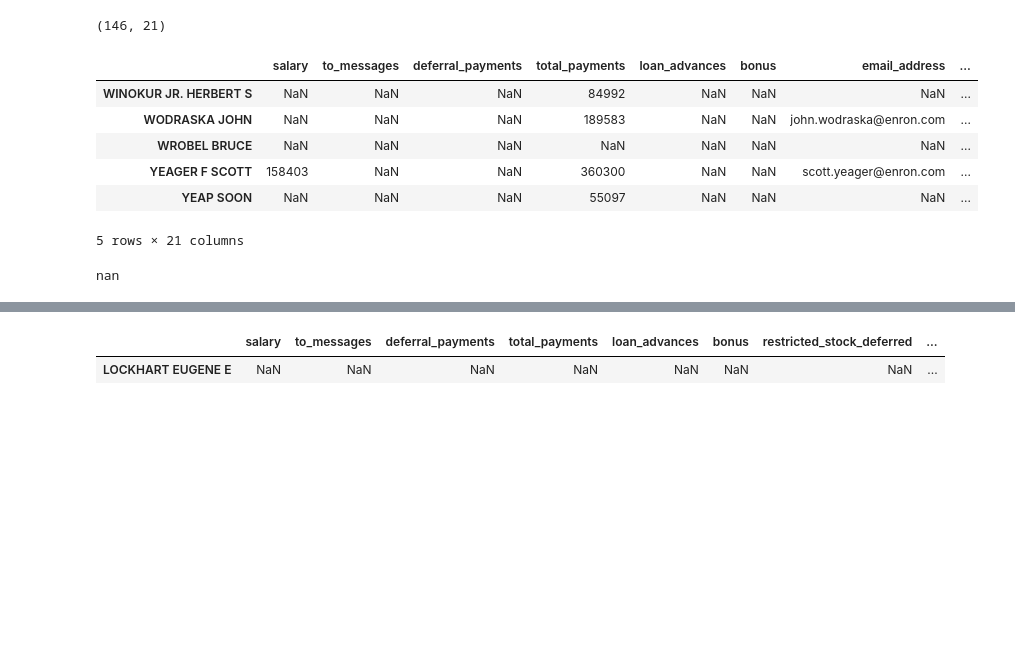
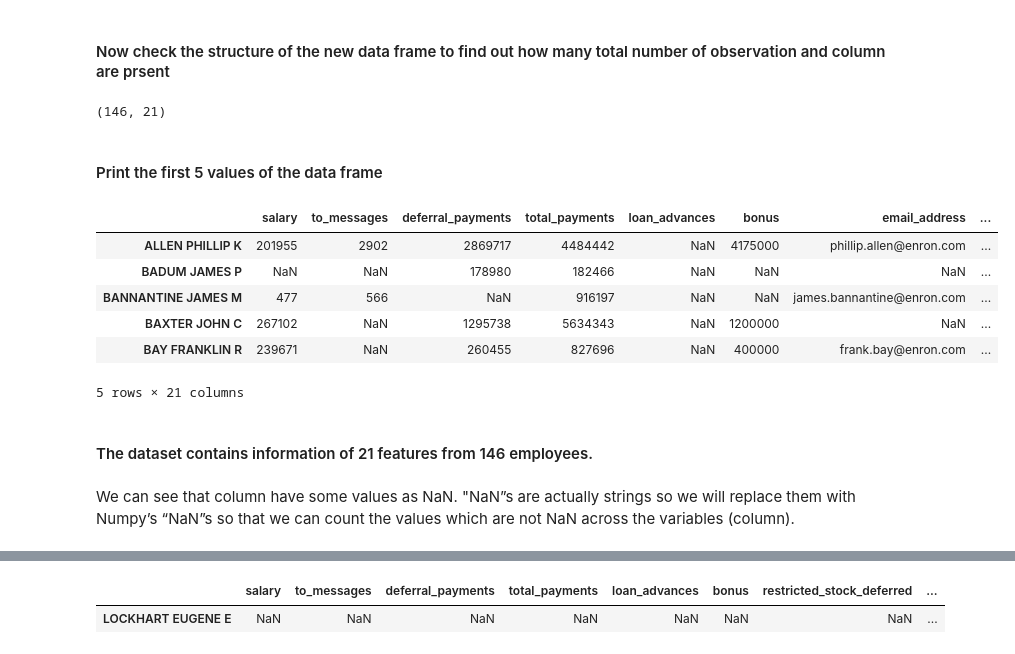
Before and after one commit to dimension-less/enron_email, a Jupyter notebook: enron_emails_classification/EnronEmail.ipynb, the cells around one changed output, grey strips where cells are left out. Cells and saved outputs as stored; diff of their text form; code cells hidden in the pictures; blank space fills up the shorter version.

```diff
--- a/enron_emails_classification/EnronEmail.ipynb
+++ b/enron_emails_classification/EnronEmail.ipynb
@@ -37,4 +37,4 @@ os.getcwd()
 # %%
 # Load the dictionary containing the dataset
-with open("/home/nbuser/library/ud120-projects-master/final_project/final_project_dataset.pkl", "rb") as data_file:
+with open(os.getcwd()+"/tools/final_project_dataset.pkl", "rb") as data_file:
     data_init = pickle.load(data_file)
@@ -64,27 +47,29 @@ data_df = pd.DataFrame.from_dict(data_init, orient='index')
-# %%
-
-
-
-data_df.shape
-# %% [output]
-(146, 21)
+# %% [markdown]
+#### Now check the structure of the new data frame to find out how many total number of observation and column are prsent
+# %%
+data_df.shape
+# %% [output]
+(146, 21)
+# %% [markdown]
+#### Print the first 5 values of the data frame
 # %%
 data_df.head()
-data_df.tail()
 # %% [output]
 |  | salary | to_messages | deferral_payments | total_payments | loan_advances | bonus | email_address | ... |
-| WINOKUR JR. HERBERT S | NaN | NaN | NaN | 84992 | NaN | NaN | NaN | ... |
-| WODRASKA JOHN | NaN | NaN | NaN | 189583 | NaN | NaN | john.wodraska@enron.com | ... |
-| WROBEL BRUCE | NaN | NaN | NaN | NaN | NaN | NaN | NaN | ... |
-| YEAGER F SCOTT | 158403 | NaN | NaN | 360300 | NaN | NaN | scott.yeager@enron.com | ... |
-| YEAP SOON | NaN | NaN | NaN | 55097 | NaN | NaN | NaN | ... |
+| ALLEN PHILLIP K | 201955 | 2902 | 2869717 | 4484442 | NaN | 4175000 | phillip.allen@enron.com | ... |
+| BADUM JAMES P | NaN | NaN | 178980 | 182466 | NaN | NaN | NaN | ... |
+| BANNANTINE JAMES M | 477 | 566 | NaN | 916197 | NaN | NaN | james.bannantine@enron.com | ... |
+| BAXTER JOHN C | 267102 | NaN | 1295738 | 5634343 | NaN | 1200000 | NaN | ... |
+| BAY FRANKLIN R | 239671 | NaN | 260455 | 827696 | NaN | 400000 | frank.bay@enron.com | ... |
 5 rows × 21 columns
+# %% [markdown]
+#### The dataset contains information of 21 features from 146 employees.
+# %% [markdown]
+We can see that column have some values as NaN.
+"NaN”s are actually strings so we will replace them with Numpy’s “NaN”s so that we  can count the values which are not NaN
+across the variables (column).
 # %%
 data_df.replace(to_replace='NaN', value=np.nan, inplace=True)
-# %%
-np.nan
-# %% [output]
-nan
 # %%
 data_df.count().sort_values()
 # %% [output]
```
Also changed, not shown: parts of 67 cells of this notebook.
